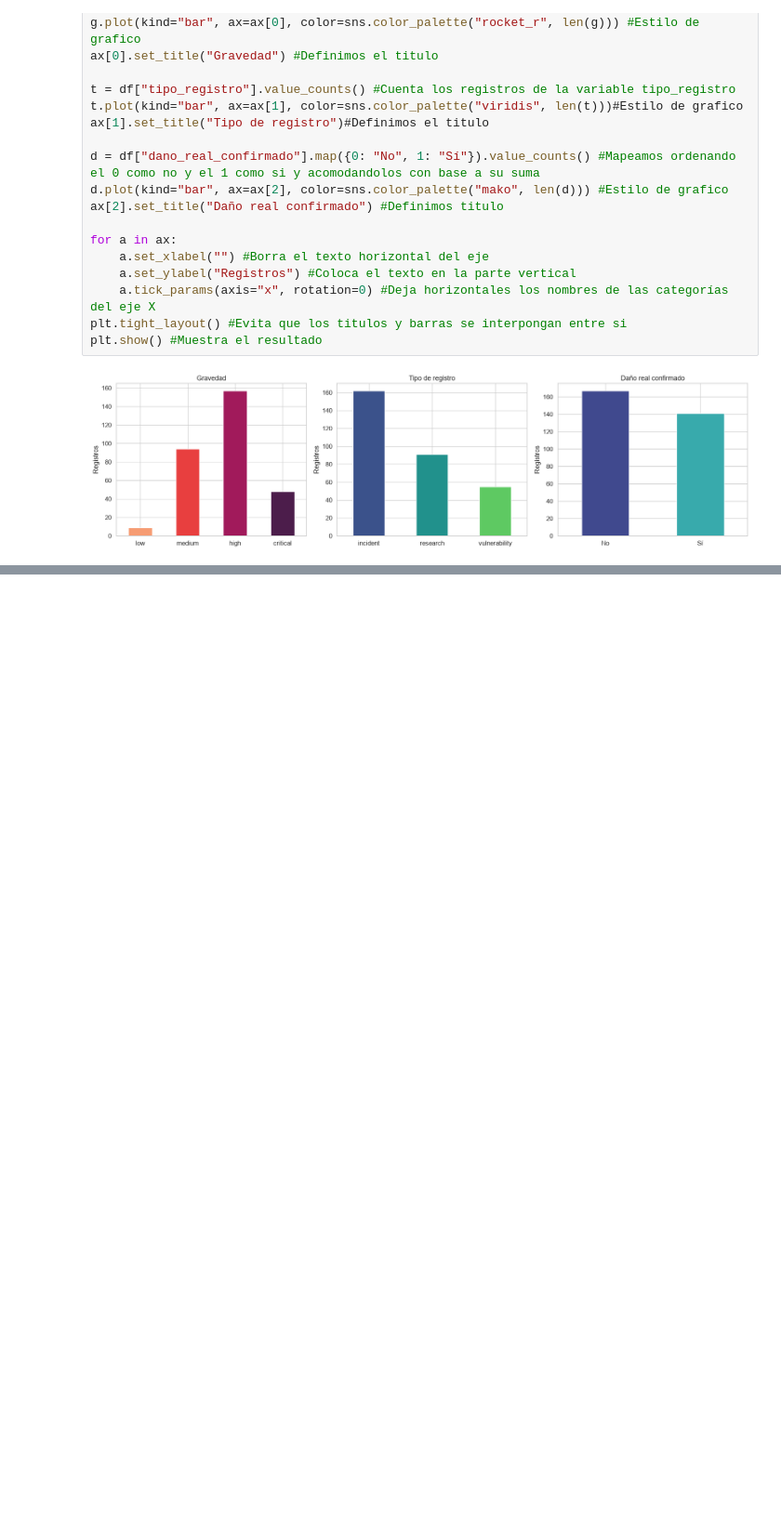
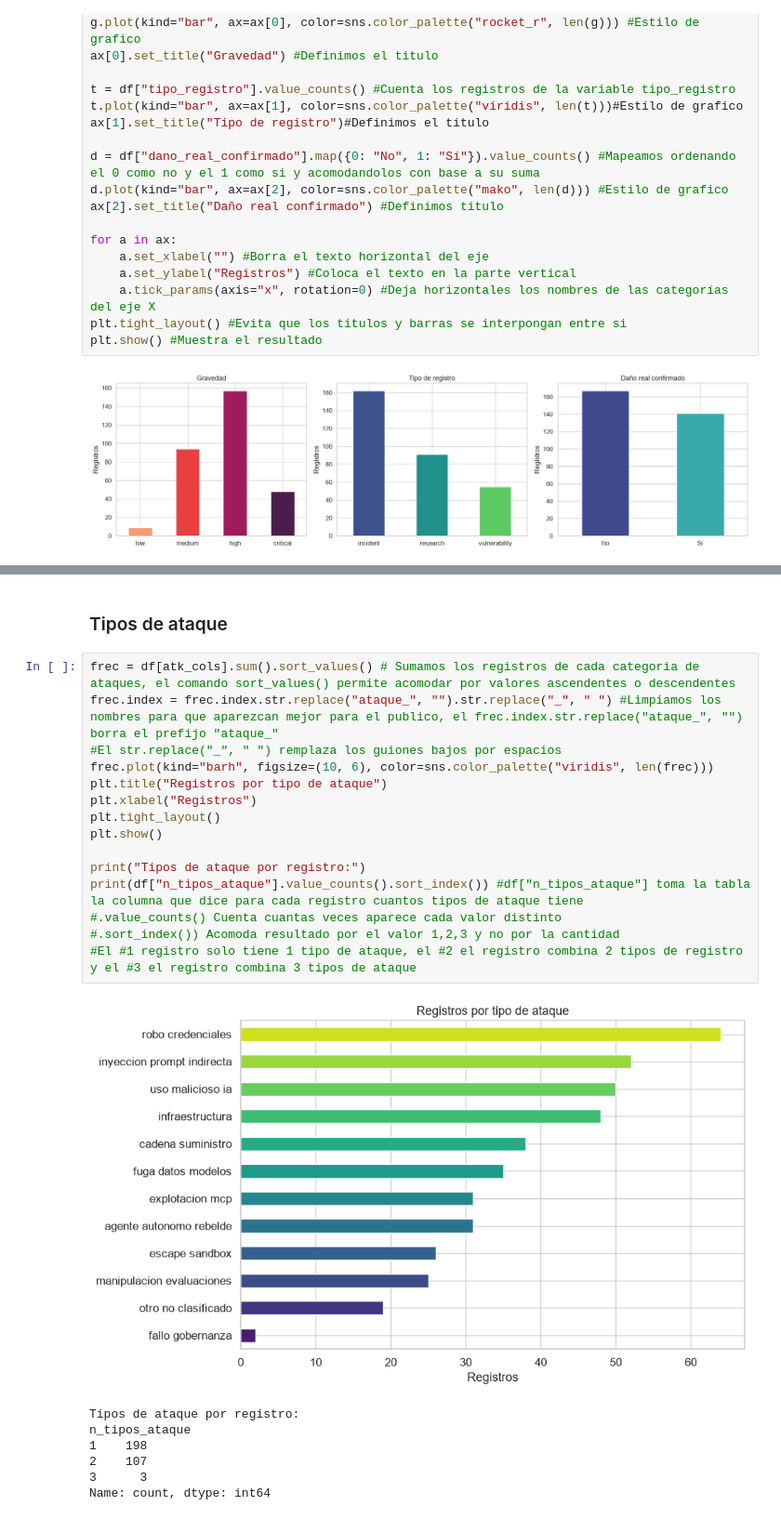
Before and after one commit to jeriel169017-a11y/Mineria-1, a Jupyter notebook: analisis_ia.ipynb, the cells around one changed output, grey strips where cells are left out. Shown at 93% size. Cells and saved outputs as stored; diff of their text form; blank space fills up the shorter version.

```diff
--- a/analisis_ia.ipynb
+++ b/analisis_ia.ipynb
@@ -266,0 +287,25 @@ plt.show() #Muestra el resultado
+# %% [markdown]
+### Tipos de ataque
+# %%
+frec = df[atk_cols].sum().sort_values() # Sumamos los registros de cada categoria de ataques, el comando sort_values() permite acomodar por valores ascendentes o descendentes
+frec.index = frec.index.str.replace("ataque_", "").str.replace("_", " ") #Limpiamos los nombres para que aparezcan mejor para el publico, el frec.index.str.replace("ataque_", "") borra el prefijo "ataque_"
+#El str.replace("_", " ") remplaza los guiones bajos por espacios
+frec.plot(kind="barh", figsize=(10, 6), color=sns.color_palette("viridis", len(frec)))
+plt.title("Registros por tipo de ataque")
+plt.xlabel("Registros")
+plt.tight_layout()
+plt.show()
+
+print("Tipos de ataque por registro:")
+print(df["n_tipos_ataque"].value_counts().sort_index()) #df["n_tipos_ataque"] toma la tabla la columna que dice para cada registro cuantos tipos de ataque tiene
+#.value_counts() Cuenta cuantas veces aparece cada valor distinto
+#.sort_index()) Acomoda resultado por el valor 1,2,3 y no por la cantidad
+#El #1 registro solo tiene 1 tipo de ataque, el #2 el registro combina 2 tipos de registro y el #3 el registro combina 3 tipos de ataque
+# %% [output]
+[figure, added]
+Tipos de ataque por registro:
+n_tipos_ataque
+1    198
+2    107
+3      3
+Name: count, dtype: int64
```
Also changed, not shown: parts of 28 cells of this notebook.
